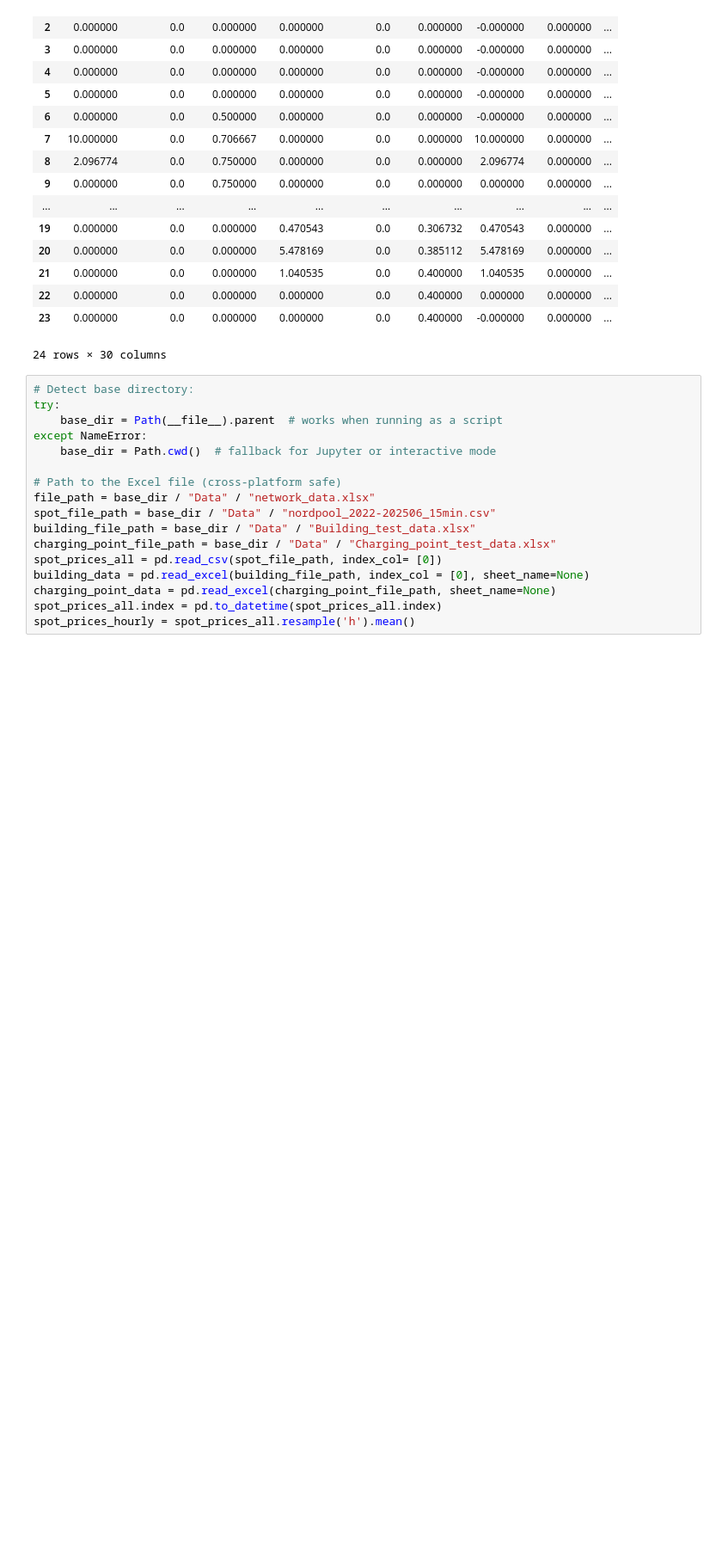
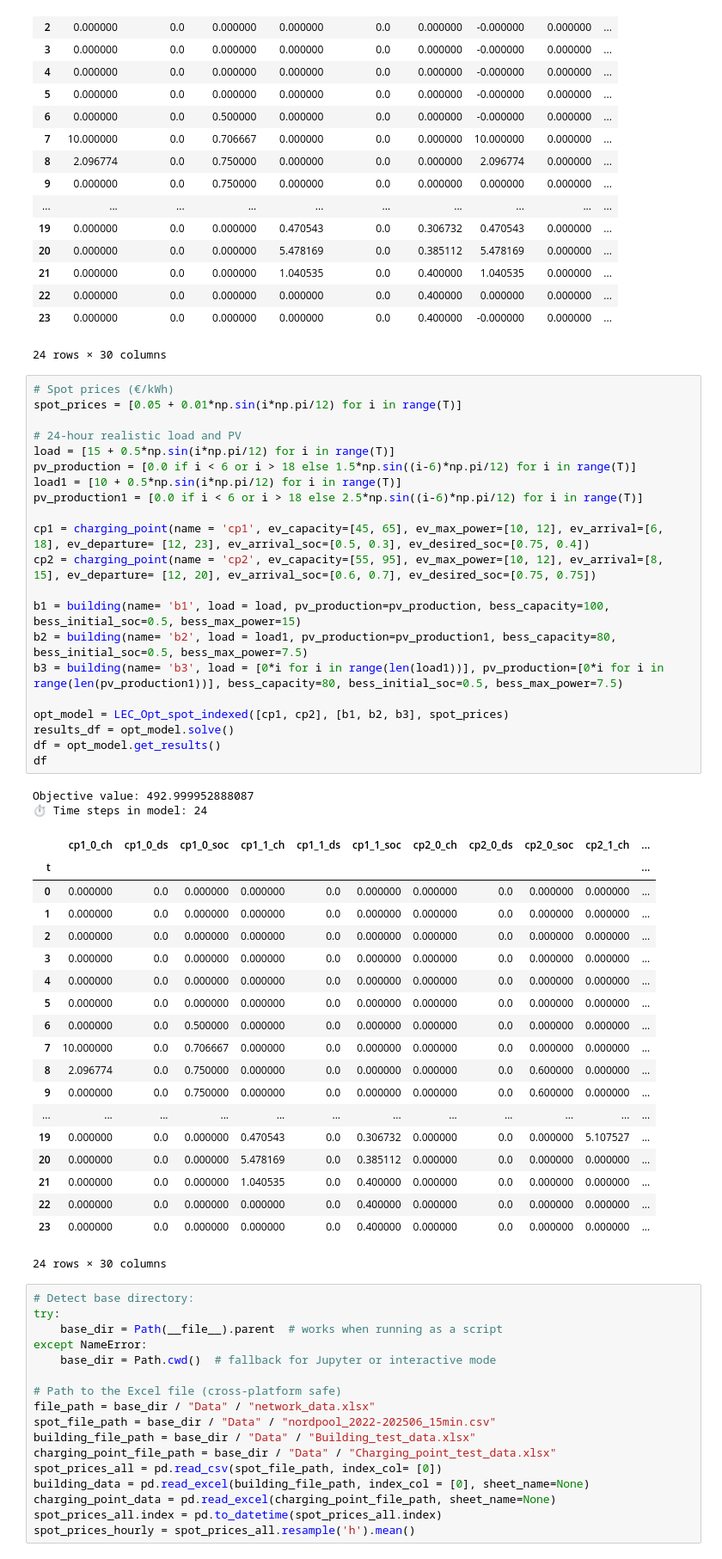
Before and after one commit to SaraAboebeid/ECOM-Tool, a Jupyter notebook: LEC-Opt-Agent-Based-No-Network.ipynb, the cells around one changed output. Shown at 86% size. Saved outputs shown, nothing was run; the diff lists cells and outputs as text; blank space fills up the shorter version.

```diff
--- a/LEC-Opt-Agent-Based-No-Network.ipynb
+++ b/LEC-Opt-Agent-Based-No-Network.ipynb
@@ -345,6 +593,49 @@ Objective value: 492.999952888087
 | 22 | 0.000000 | 0.0 | 0.000000 | 0.000000 | 0.0 | 0.400000 | 0.000000 | 0.000000 | ... |
 | 23 | 0.000000 | 0.0 | 0.000000 | 0.000000 | 0.0 | 0.400000 | -0.000000 | 0.000000 | ... |
 24 rows × 30 columns
+# %%
+# Spot prices (€/kWh)
+spot_prices = [0.05 + 0.01*np.sin(i*np.pi/12) for i in range(T)]
+
+# 24-hour realistic load and PV
+load = [15 + 0.5*np.sin(i*np.pi/12) for i in range(T)]
+pv_production = [0.0 if i < 6 or i > 18 else 1.5*np.sin((i-6)*np.pi/12) for i in range(T)]
+load1 = [10 + 0.5*np.sin(i*np.pi/12) for i in range(T)]
+pv_production1 = [0.0 if i < 6 or i > 18 else 2.5*np.sin((i-6)*np.pi/12) for i in range(T)]
+
+cp1 = charging_point(name = 'cp1', ev_capacity=[45, 65], ev_max_power=[10, 12], ev_arrival=[6, 18], ev_departure= [12, 23], ev_arrival_soc=[0.5, 0.3], ev_desired_soc=[0.75, 0.4])
+cp2 = charging_point(name = 'cp2', ev_capacity=[55, 95], ev_max_power=[10, 12], ev_arrival=[8, 15], ev_departure= [12, 20], ev_arrival_soc=[0.6, 0.7], ev_desired_soc=[0.75, 0.75])
+
+b1 = building(name= 'b1', load = load, pv_production=pv_production, bess_capacity=100, bess_initial_soc=0.5, bess_max_power=15)
+b2 = building(name= 'b2', load = load1, pv_production=pv_production1, bess_capacity=80, bess_initial_soc=0.5, bess_max_power=7.5)
+b3 = building(name= 'b3', load = [0*i for i in range(len(load1))], pv_production=[0*i for i in range(len(pv_production1))], bess_capacity=80, bess_initial_soc=0.5, bess_max_power=7.5)
+
+opt_model = LEC_Opt_spot_indexed([cp1, cp2], [b1, b2, b3], spot_prices)
+results_df = opt_model.solve()
+df = opt_model.get_results()
+df
+# %% [output]
+Objective value: 492.999952888087
+⏱ Time steps in model: 24
+|  | cp1_0_ch | cp1_0_ds | cp1_0_soc | cp1_1_ch | cp1_1_ds | cp1_1_soc | cp2_0_ch | cp2_0_ds | cp2_0_soc | cp2_1_ch | ... |
+| t |  |  |  |  |  |  |  |  |  |  | ... |
+| 0 | 0.000000 | 0.0 | 0.000000 | 0.000000 | 0.0 | 0.000000 | 0.000000 | 0.0 | 0.000000 | 0.000000 | ... |
+| 1 | 0.000000 | 0.0 | 0.000000 | 0.000000 | 0.0 | 0.000000 | 0.000000 | 0.0 | 0.000000 | 0.000000 | ... |
+| 2 | 0.000000 | 0.0 | 0.000000 | 0.000000 | 0.0 | 0.000000 | 0.000000 | 0.0 | 0.000000 | 0.000000 | ... |
+| 3 | 0.000000 | 0.0 | 0.000000 | 0.000000 | 0.0 | 0.000000 | 0.000000 | 0.0 | 0.000000 | 0.000000 | ... |
+| 4 | 0.000000 | 0.0 | 0.000000 | 0.000000 | 0.0 | 0.000000 | 0.000000 | 0.0 | 0.000000 | 0.000000 | ... |
+| 5 | 0.000000 | 0.0 | 0.000000 | 0.000000 | 0.0 | 0.000000 | 0.000000 | 0.0 | 0.000000 | 0.000000 | ... |
+| 6 | 0.000000 | 0.0 | 0.500000 | 0.000000 | 0.0 | 0.000000 | 0.000000 | 0.0 | 0.000000 | 0.000000 | ... |
+| 7 | 10.000000 | 0.0 | 0.706667 | 0.000000 | 0.0 | 0.000000 | 0.000000 | 0.0 | 0.000000 | 0.000000 | ... |
+| 8 | 2.096774 | 0.0 | 0.750000 | 0.000000 | 0.0 | 0.000000 | 0.000000 | 0.0 | 0.600000 | 0.000000 | ... |
+| 9 | 0.000000 | 0.0 | 0.750000 | 0.000000 | 0.0 | 0.000000 | 0.000000 | 0.0 | 0.600000 | 0.000000 | ... |
+| ... | ... | ... | ... | ... | ... | ... | ... | ... | ... | ... | ... |
+| 19 | 0.000000 | 0.0 | 0.000000 | 0.470543 | 0.0 | 0.306732 | 0.000000 | 0.0 | 0.000000 | 5.107527 | ... |
+| 20 | 0.000000 | 0.0 | 0.000000 | 5.478169 | 0.0 | 0.385112 | 0.000000 | 0.0 | 0.000000 | 0.000000 | ... |
+| 21 | 0.000000 | 0.0 | 0.000000 | 1.040535 | 0.0 | 0.400000 | 0.000000 | 0.0 | 0.000000 | 0.000000 | ... |
+| 22 | 0.000000 | 0.0 | 0.000000 | 0.000000 | 0.0 | 0.400000 | 0.000000 | 0.0 | 0.000000 | 0.000000 | ... |
+| 23 | 0.000000 | 0.0 | 0.000000 | 0.000000 | 0.0 | 0.400000 | 0.000000 | 0.0 | 0.000000 | 0.000000 | ... |
+24 rows × 30 columns
 # %%
 # Detect base directory:
 try:
```
Also changed, not shown: parts of 3 cells of this notebook.
